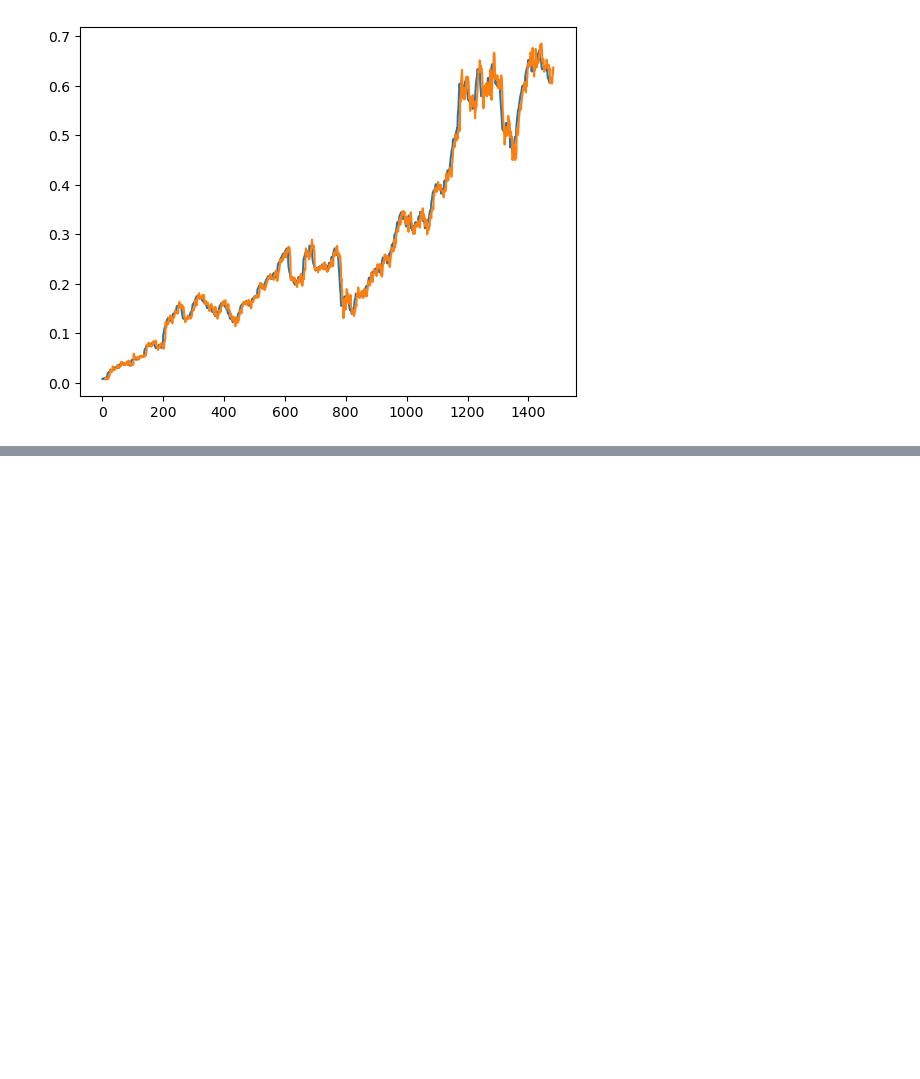
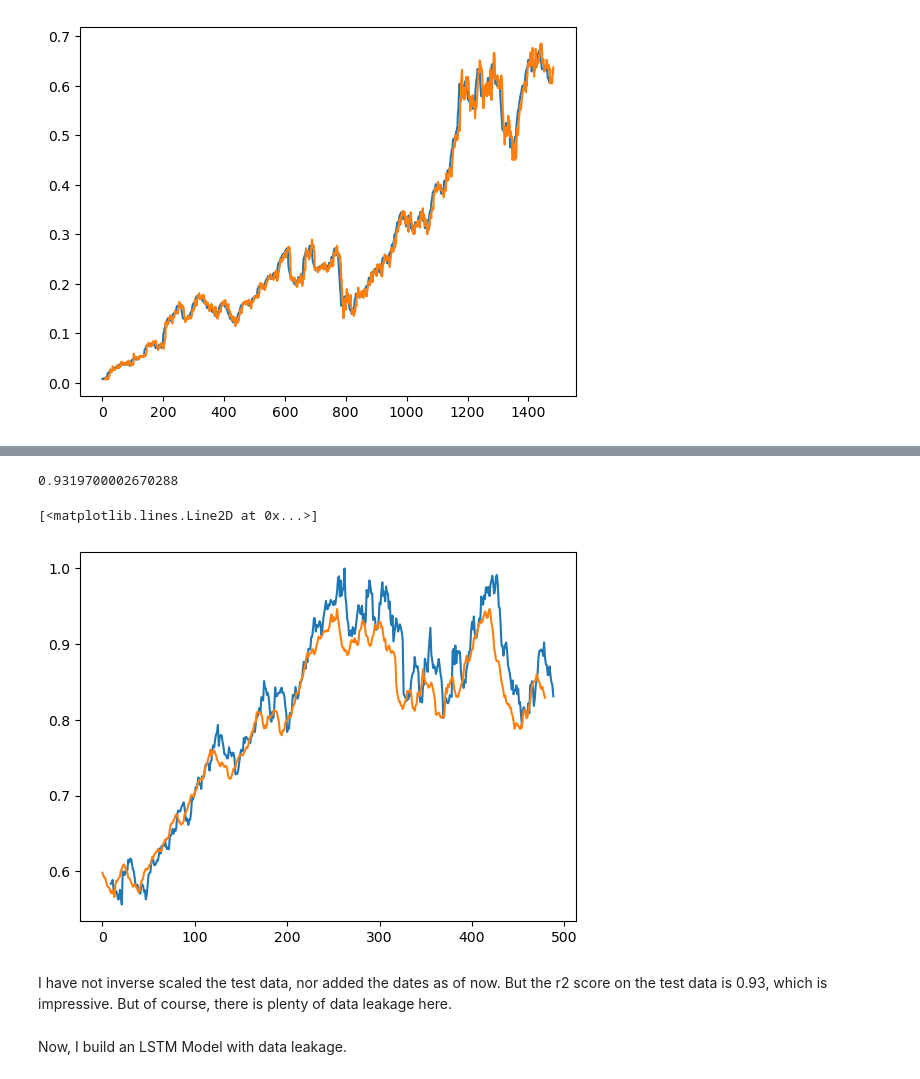
Before and after one commit to 3v-mb/Mini-projects-in-Financial-Engineering, a Jupyter notebook: Titan Stock Analysis.ipynb, the cells around one changed output, grey strips where cells are left out. Cells and saved outputs as stored; diff of their text form; code cells hidden in the pictures; blank space fills up the shorter version.

Commit message:
first LSTM model

```diff
--- a/Titan Stock Analysis.ipynb
+++ b/Titan Stock Analysis.ipynb
@@ -332,0 +333,9 @@ Now, we build the LSTM Model
+# %%
+test_scaled["1d_lag"] = test_scaled["Close"].shift(1)
+test_scaled["2d_mva"] = test_scaled["Close"].rolling(2).mean()
+test_scaled["5d_mva"] = test_scaled["Close"].rolling(5).mean()
+test_scaled["7d_mva"] = test_scaled["Close"].rolling(7).mean()
+test_scaled["10d_mva"] = test_scaled["Close"].rolling(10).mean()
+test_scaled["20d_mva"] = test_scaled["Close"].rolling(10).mean()
+test_scaled["Target"] = test_scaled["Close"].shift(-1)
+test_scaled
@@ -332,0 +356,7 @@ Now, we build the LSTM Model
+# %%
+test_scaled.dropna(inplace=True)
+# %%
+X_test_scaled = test_scaled[['Close', '1d_lag', '2d_mva', '5d_mva', '7d_mva', '10d_mva', '20d_mva']]
+y_test_scaled = test_scaled[['Target']]
+# %%
+y_pred = model.predict(X_test_scaled)
@@ -332,0 +365,14 @@ Now, we build the LSTM Model
+# %%
+r2_score(y_test_scaled, y_pred)
+# %% [output]
+0.9319700002670288
+# %%
+plt.plot(y_test_scaled)
+plt.plot(y_pred)
+# %% [output]
+[<matplotlib.lines.Line2D at 0x...>]
+[figure, added]
+# %% [markdown]
+I have not inverse scaled the test data, nor added the dates as of now. But the r2 score on the test data is 0.93, which is impressive. But of course, there is plenty of data leakage here.
+# %% [markdown]
+Now, I build an LSTM Model with data leakage.
```
Also changed, not shown: parts of 19 cells of this notebook.
